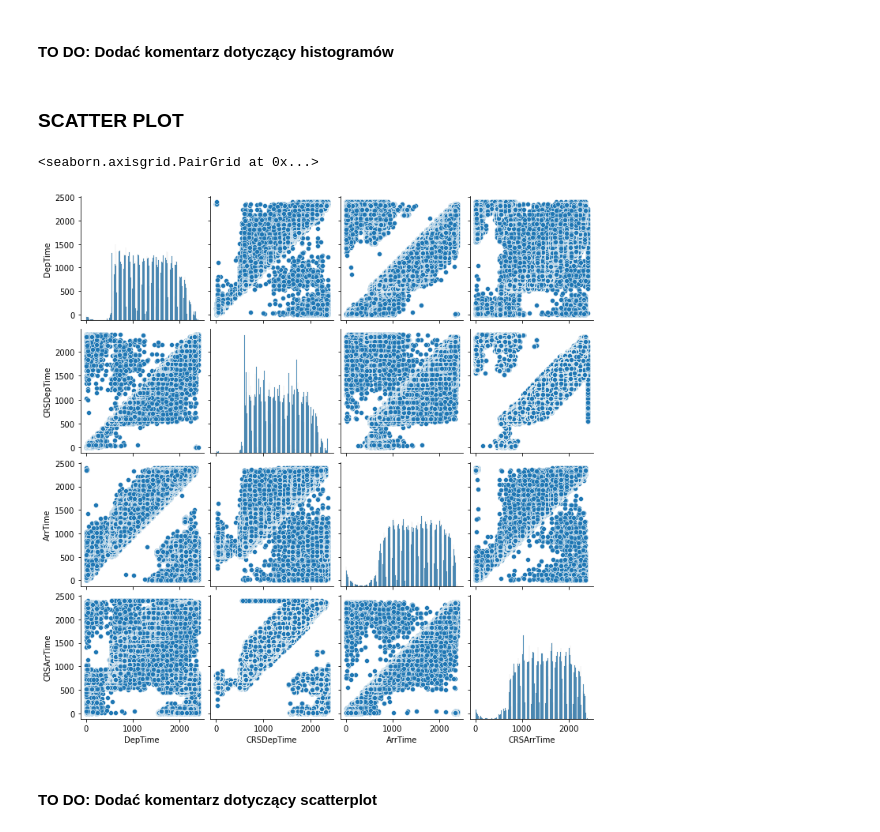
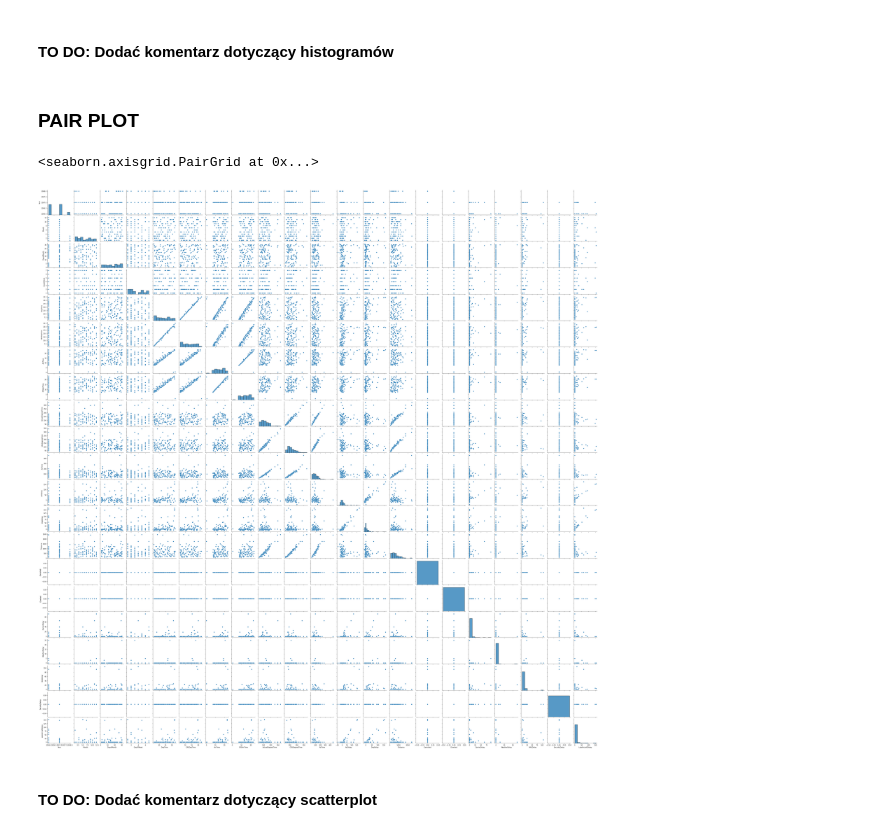
Before and after one commit to KlaudiaKromolowska/BigDataMachineLearning, a Jupyter notebook: BigDataMachineLearning.ipynb, the cells around one changed output. Cells and saved outputs as stored; diff of their text form; code cells hidden in the pictures.

```diff
--- a/BigDataMachineLearning.ipynb
+++ b/BigDataMachineLearning.ipynb
@@ -51,7 +51,9 @@ Celem projektu jest przewidywanie sumarycznego opóźnienia samolotu - zmienna o
 # %%
-#TO DO dodać czytanie z kilku plików na raz
-# data = pd.concat([pd.read_csv(f) for f in glob.glob('./data/*.csv')], ignore_index = True)
-data = pd.read_parquet('2007.gzip')
+import zipfile
+zf = zipfile.ZipFile("./data_mow.zip")
+namelist = zf.namelist()[1:]
+dfs = [pd.read_csv(zf.open(f)) for f in namelist]
+data = pd.concat(dfs, ignore_index = True)
 with pd.option_context('display.float_format', '{:.2f}'.format, 'display.max_rows', None, 'display.max_columns', None):
     display(data.head())
 # %% [output]
@@ -146,4 +163,4 @@ plt.show()
 # %% [markdown]
 #### TO DO: Dodać komentarz dotyczący histogramów
 # %% [markdown]
-### SCATTER PLOT
+### PAIR PLOT
@@ -153,9 +167,11 @@ columns_for_scatter = ['DepTime', 'CRSDepTime',
+# %%
+sample = data.sample(n=100, random_state=42)
 # %%
 #scatter plot matrix
-sns.pairplot(data, vars=columns_for_scatter)
+sns.pairplot(sample)
 # %% [output]
 <seaborn.axisgrid.PairGrid at 0x...>
-[figure, old version]
+[figure, new version]
 # %% [markdown]
 #### TO DO: Dodać komentarz dotyczący scatterplot
 # %% [markdown]
```
Also changed, not shown: parts of 22 cells of this notebook.
